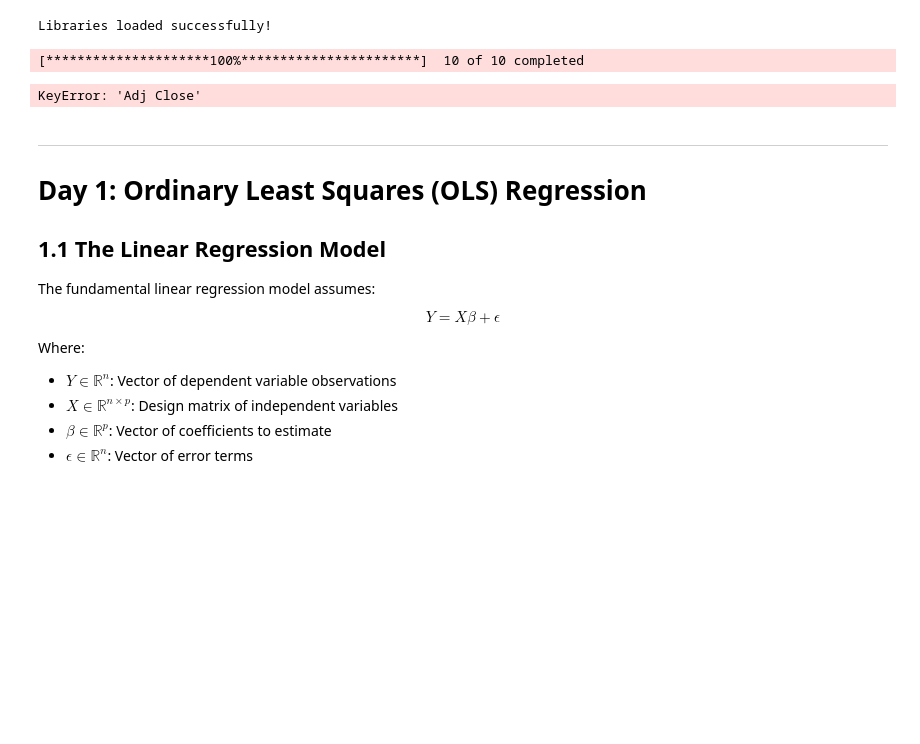
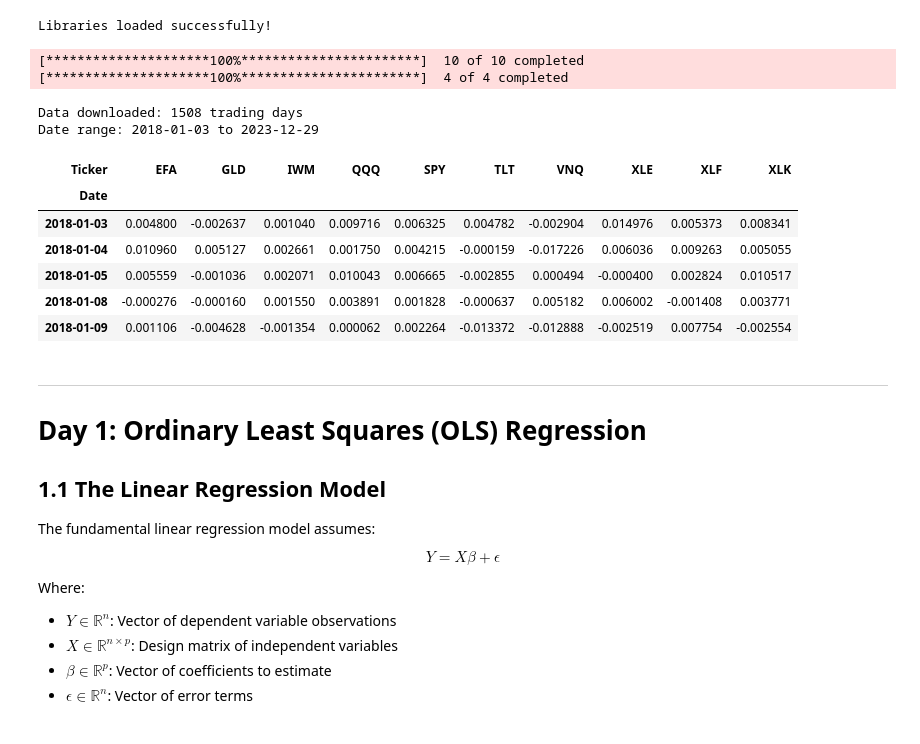
Before and after one commit to Breeganzo/Quant_ML_Basics, a Jupyter notebook: 02_Daily_Coding/Week_05.1_Linear_Models/THEORY.ipynb, the cells around one changed output. Saved outputs shown, nothing was run; the diff lists cells and outputs as text; code cells hidden in the pictures; blank space fills up the shorter version.

```diff
--- a/02_Daily_Coding/Week_05.1_Linear_Models/THEORY.ipynb
+++ b/02_Daily_Coding/Week_05.1_Linear_Models/THEORY.ipynb
@@ -51,26 +51,35 @@ Libraries loaded successfully!
 # %%
 # Download Financial Data
 # We'll use a diversified set of assets for our examples
 
 tickers = ['SPY', 'QQQ', 'IWM', 'EFA', 'TLT', 'GLD', 'VNQ', 'XLF', 'XLE', 'XLK']
 start_date = '2018-01-01'
 end_date = '2024-01-01'
 
-# Download adjusted close prices
-prices = yf.download(tickers, start=start_date, end=end_date)['Adj Close']
+# Download adjusted close prices (yfinance auto_adjust=True returns 'Close')
+prices = yf.download(tickers, start=start_date, end=end_date)['Close']
 returns = prices.pct_change().dropna()
 
 # Download Fama-French factors proxy (using ETFs)
 ff_tickers = ['SPY', 'IWM', 'IWD', 'IWF']  # Market, Small Cap, Value, Growth
-ff_prices = yf.download(ff_tickers, start=start_date, end=end_date)['Adj Close']
+ff_prices = yf.download(ff_tickers, start=start_date, end=end_date)['Close']
 ff_returns = ff_prices.pct_change().dropna()
 
 print(f"Data downloaded: {len(returns)} trading days")
 print(f"Date range: {returns.index[0].strftime('%Y-%m-%d')} to {returns.index[-1].strftime('%Y-%m-%d')}")
 returns.head()
 # %% [output]
 [*********************100%***********************]  10 of 10 completed
+[*********************100%***********************]  4 of 4 completed
-KeyError: 'Adj Close'
+Data downloaded: 1508 trading days
+Date range: 2018-01-03 to 2023-12-29
+| Ticker | EFA | GLD | IWM | QQQ | SPY | TLT | VNQ | XLE | XLF | XLK |
+| Date |  |  |  |  |  |  |  |  |  |  |
+| 2018-01-03 | 0.004800 | -0.002637 | 0.001040 | 0.009716 | 0.006325 | 0.004782 | -0.002904 | 0.014976 | 0.005373 | 0.008341 |
+| 2018-01-04 | 0.010960 | 0.005127 | 0.002661 | 0.001750 | 0.004215 | -0.000159 | -0.017226 | 0.006036 | 0.009263 | 0.005055 |
+| 2018-01-05 | 0.005559 | -0.001036 | 0.002071 | 0.010043 | 0.006665 | -0.002855 | 0.000494 | -0.000400 | 0.002824 | 0.010517 |
+| 2018-01-08 | -0.000276 | -0.000160 | 0.001550 | 0.003891 | 0.001828 | -0.000637 | 0.005182 | 0.006002 | -0.001408 | 0.003771 |
+| 2018-01-09 | 0.001106 | -0.004628 | -0.001354 | 0.000062 | 0.002264 | -0.013372 | -0.012888 | -0.002519 | 0.007754 | -0.002554 |
 # %% [markdown]
 ---
 
```
Also changed, not shown: parts of 24 cells of this notebook, 25 other files.
